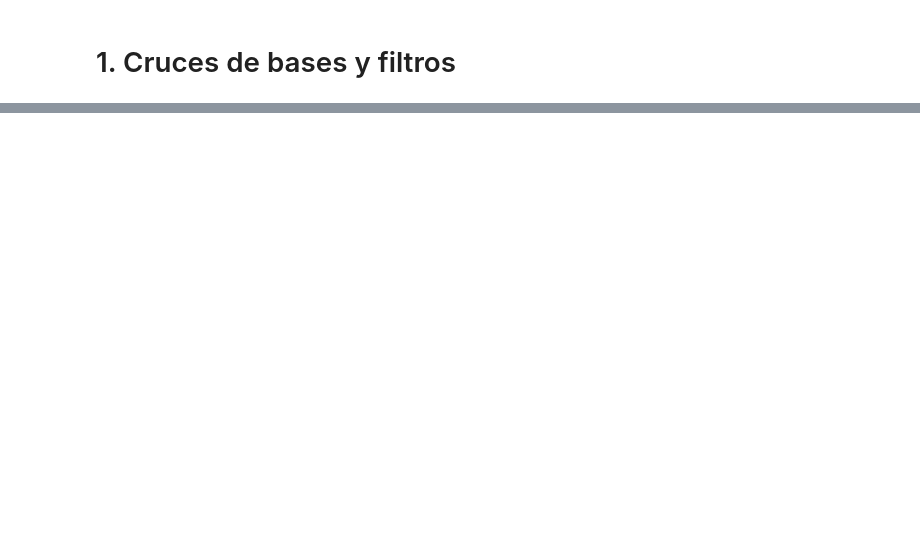
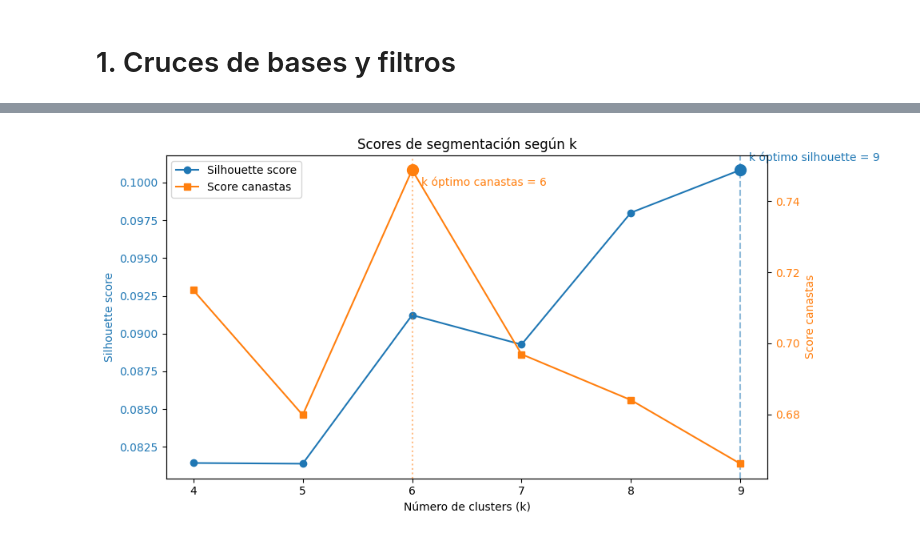
Before and after one commit to vmigonesumma/ci0103, a Jupyter notebook: segmentacion_clientes_por_canasta_vs02.ipynb, the cells around one changed output, grey strips where cells are left out. Saved outputs shown, nothing was run; the diff lists cells and outputs as text; code cells hidden in the pictures; blank space fills up the shorter version.

```diff
--- a/segmentacion_clientes_por_canasta_vs02.ipynb
+++ b/segmentacion_clientes_por_canasta_vs02.ipynb
@@ -148,2 +96,3 @@ Ventas después de filtrar TipoNeg excluidos - Filas: 3813911
 # %%
+ventas = ventas[ventas["Cod Canal Comercial"]=="CB"]
 ventas["Cod Canal Comercial"].value_counts()
@@ -285,5 +196,5 @@ segmentacion_productos = pd.read_excel(path_segmentacion_prods)
 # %%
-def obtener_canastas(
+def obtener_canasta(
         cluster_elegido,
         matriz_cliente_sku,
         segmentacion_clientes,
@@ -300,12 +211,16 @@ def obtener_canastas(
         .rename_axis(granularidad_sku)
         .reset_index(name="conteo_clientes")
     )
+    if granularidad_sku == "Cod SKU":
+        tabla_skus_comunes_cluster["nombre_sku"] = (
+            tabla_skus_comunes_cluster["Cod SKU"].map(nombres_sku).fillna("SKU sin descripcion")
+        )
     cantidad_clientes_cluster = len(clientes_cluster)
     tabla_skus_comunes_cluster["porcentaje_clientes_cluster"] = (
         tabla_skus_comunes_cluster["conteo_clientes"] / cantidad_clientes_cluster
     )
     tabla_skus_comunes_cluster = tabla_skus_comunes_cluster[
-        [granularidad_sku, "nombre_sku", "conteo_clientes", "porcentaje_clientes_cluster"]
+        [granularidad_sku, "conteo_clientes", "porcentaje_clientes_cluster"]
     ]
 
     if verbosity:
@@ -323,0 +505,13 @@ def obtener_canastas(
+# %%
+# Iteramos la clusterización
+granularidad_sku = "Cod SKU" # "familia_marca"#"Cod SKU"             # Familia, Familia-marca, Subfamilia, SKU
+conteo_compra = "pg_compras" # "conteo" # "binario"
+verbosity = False
+umbral = 0.5
+
+matriz_cliente_sku = preparar(
+    ventas,
+    granularidad_sku,
+    conteo_compra,
+    True,
+)
@@ -323,0 +528,15 @@ def obtener_canastas(
+# %%
+ks_clustering = range(4, 10)
+resultados_segmentacion = evaluar_segmentaciones(
+    ventas,
+    matriz_cliente_sku,
+    ks_clustering,
+    granularidad_sku,
+    conteo_compra,
+    umbral=0.5,
+    verbosity=False
+)
+# %%
+graficar_resultado(resultados_segmentacion)
+# %% [output]
+[figure, added]
```
Also changed, not shown: parts of 50 cells of this notebook, 8 other files.
